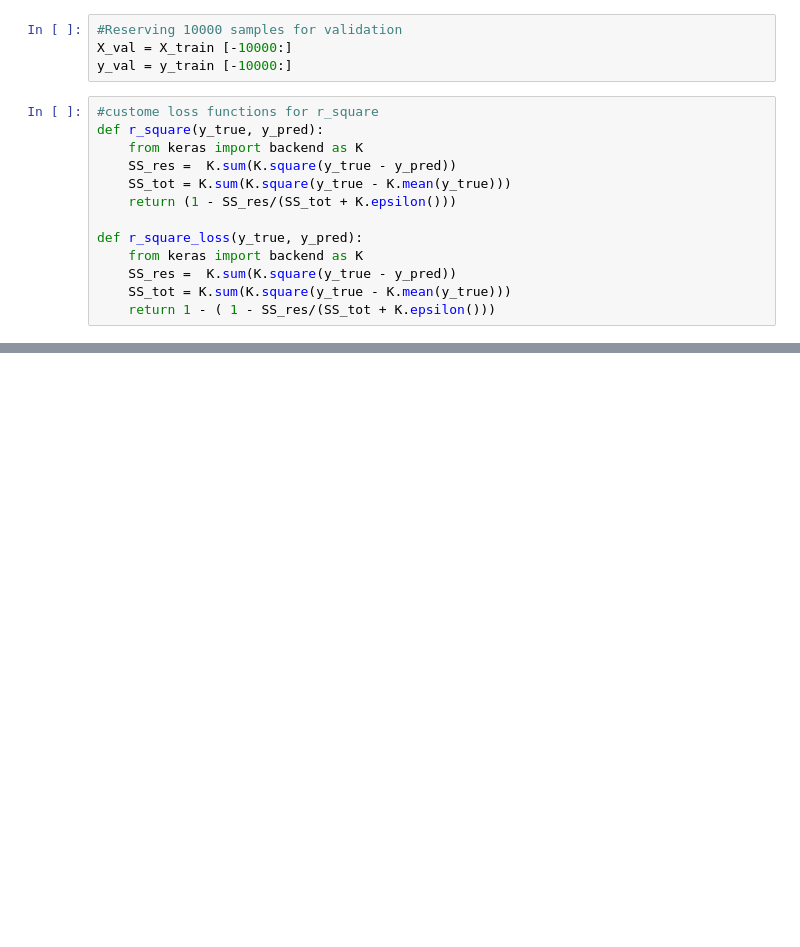
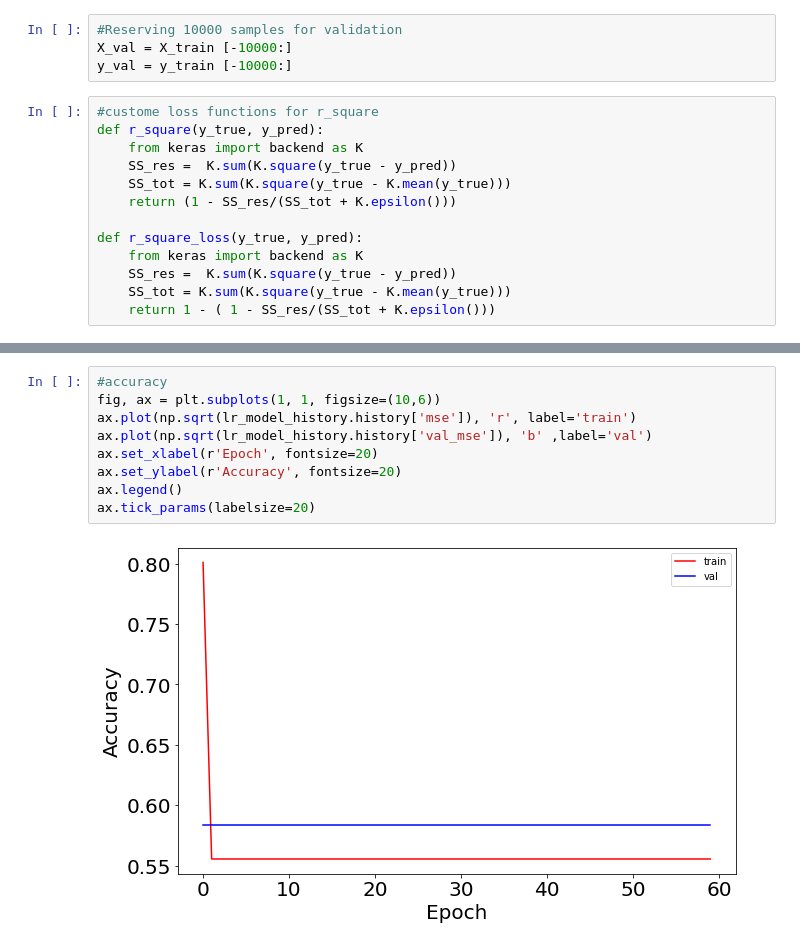
Before and after one commit to aishanaz2984/Solar-Panel-Monitoring, a Jupyter notebook: Clean.ipynb, the cells around one changed output, grey strips where cells are left out. Saved outputs shown, nothing was run; the diff lists cells and outputs as text; blank space fills up the shorter version.

```diff
--- a/Clean.ipynb
+++ b/Clean.ipynb
@@ -258,2 +304,13 @@ hist = model.fit(
+# %%
+#accuracy
+fig, ax = plt.subplots(1, 1, figsize=(10,6))
+ax.plot(np.sqrt(lr_model_history.history['mse']), 'r', label='train')
+ax.plot(np.sqrt(lr_model_history.history['val_mse']), 'b' ,label='val')
+ax.set_xlabel(r'Epoch', fontsize=20)
+ax.set_ylabel(r'Accuracy', fontsize=20)
+ax.legend()
+ax.tick_params(labelsize=20)
+# %% [output]
+[figure, added]
 # %%
 #evaluating the model on the rest data
```
Also changed, not shown: parts of 22 cells of this notebook, 1 other file.
